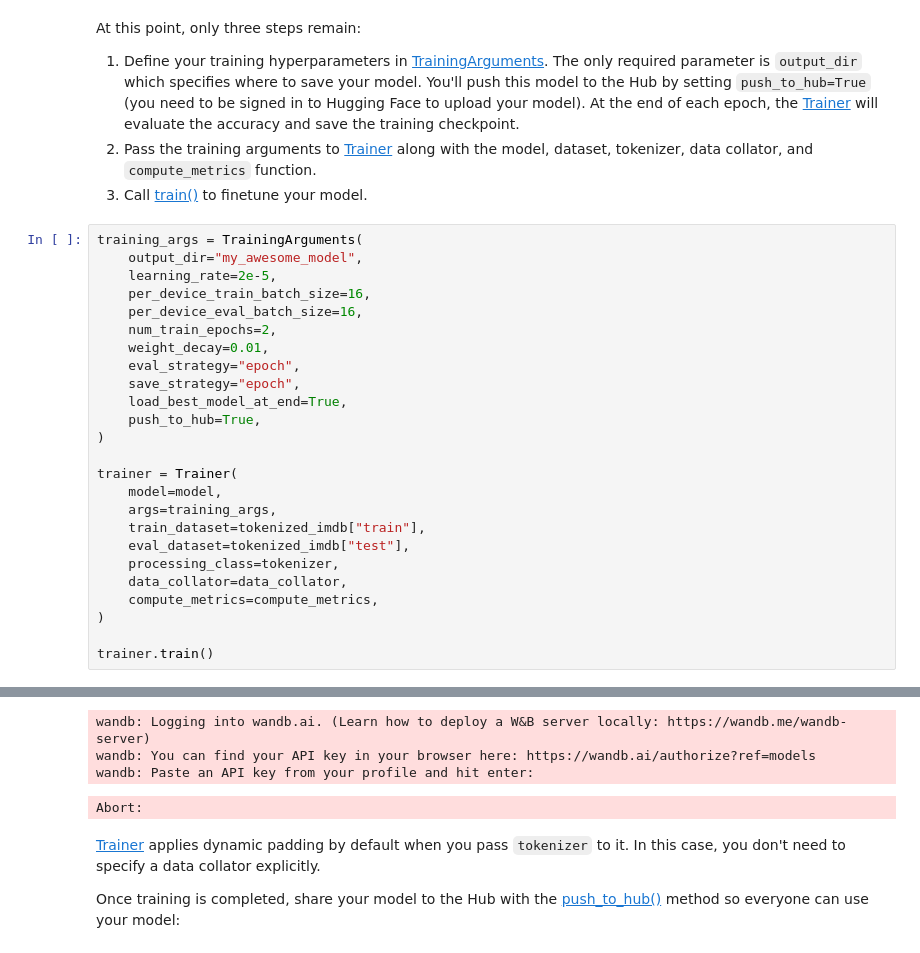
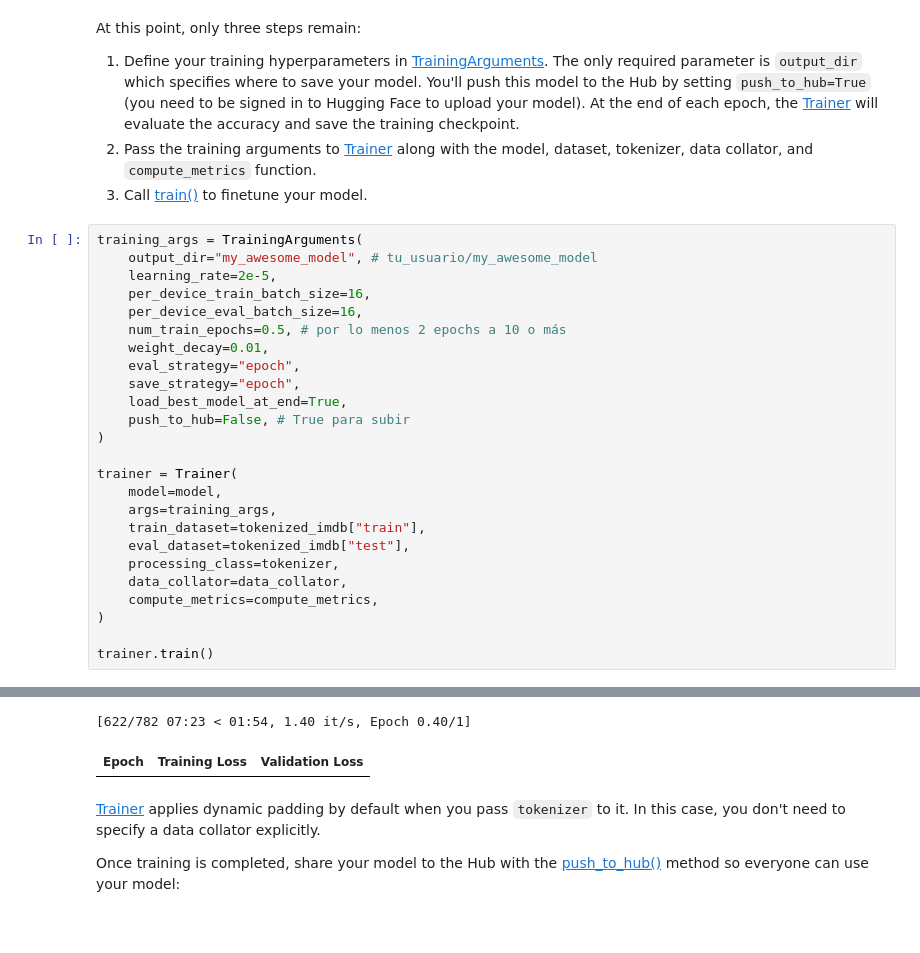
Before and after one commit to mmaguero/diploma_fpuna_nlp_ia, a Jupyter notebook: 2025/sequence_classification.ipynb, the cells around one changed output, grey strips where cells are left out. Cells and saved outputs as stored; diff of their text form.

```diff
--- a/2025/sequence_classification.ipynb
+++ b/2025/sequence_classification.ipynb
@@ -178,16 +178,16 @@ At this point, only three steps remain:
 3. Call [train()](https://huggingface.co/docs/transformers/main/en/main_classes/trainer#transformers.Trainer.train) to finetune your model.
 # %%
 training_args = TrainingArguments(
-    output_dir="my_awesome_model",
+    output_dir="my_awesome_model", # tu_usuario/my_awesome_model
     learning_rate=2e-5,
     per_device_train_batch_size=16,
     per_device_eval_batch_size=16,
-    num_train_epochs=2,
+    num_train_epochs=0.5, # por lo menos 2 epochs a 10 o más
     weight_decay=0.01,
     eval_strategy="epoch",
     save_strategy="epoch",
     load_best_model_at_end=True,
-    push_to_hub=True,
+    push_to_hub=False, # True para subir
 )
 
 trainer = Trainer(
@@ -206,7 +205,5 @@ trainer.train()
-wandb: Logging into wandb.ai. (Learn how to deploy a W&B server locally: https://wandb.me/wandb-server)
-wandb: You can find your API key in your browser here: https://wandb.ai/authorize?ref=models
-wandb: Paste an API key from your profile and hit enter:
+[622/782 07:23 < 01:54, 1.40 it/s, Epoch 0.40/1]
-Abort:
+| Epoch | Training Loss | Validation Loss |
 # %% [markdown]
 <Tip>
 
```
Also changed, not shown: parts of 6 cells of this notebook.
